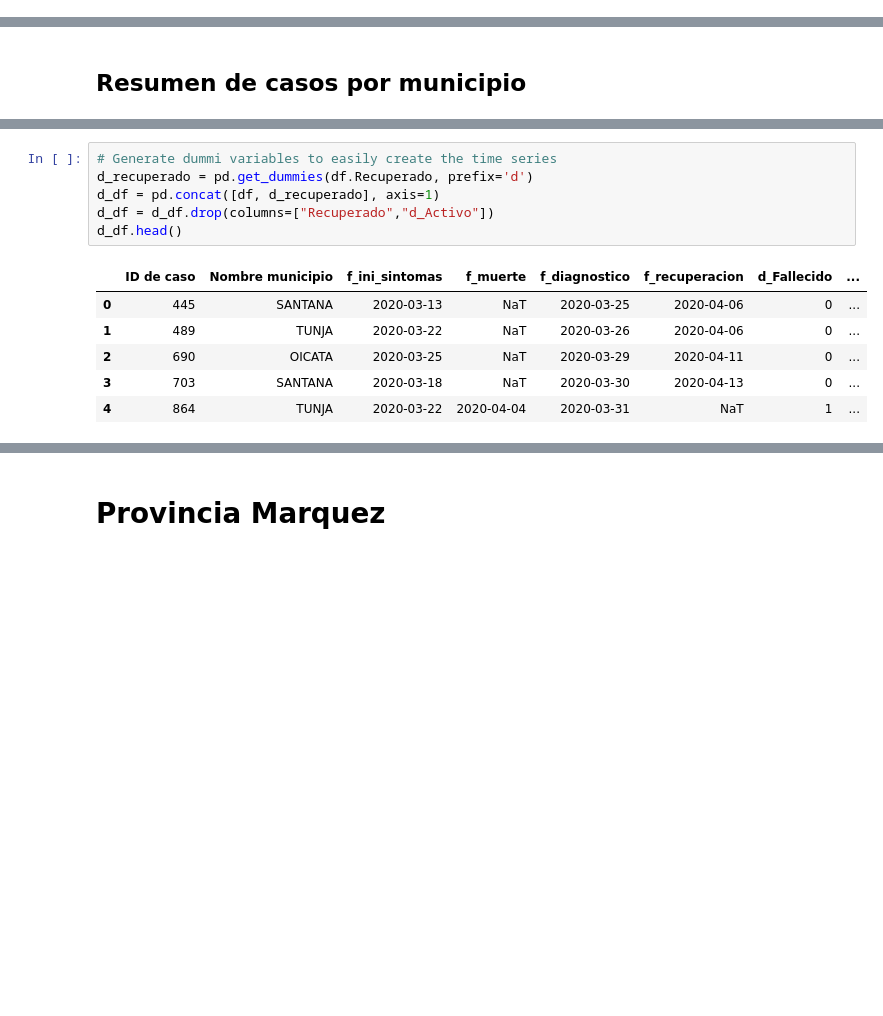
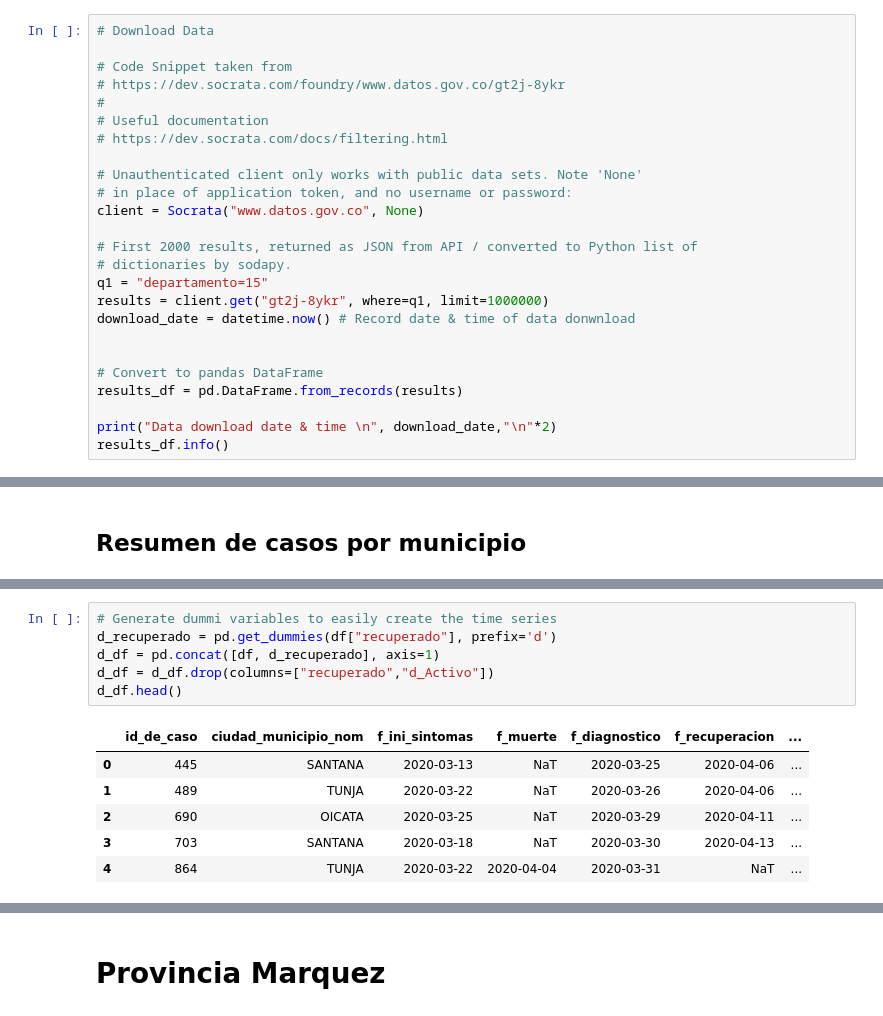
Before and after one commit to JC-AlfonsoR/covid_data_col, a Jupyter notebook: graphics.ipynb, the cells around one changed output, grey strips where cells are left out. Saved outputs shown, nothing was run; the diff lists cells and outputs as text; blank space fills up the shorter version.

```diff
--- a/graphics.ipynb
+++ b/graphics.ipynb
@@ -5,3 +7,28 @@ import pandas as pd
 import matplotlib.pyplot as plt
 import seaborn as sns
 %matplotlib inline
+# %%
+# Download Data
+
+# Code Snippet taken from
+# https://dev.socrata.com/foundry/www.datos.gov.co/gt2j-8ykr
+#
+# Useful documentation
+# https://dev.socrata.com/docs/filtering.html
+
+# Unauthenticated client only works with public data sets. Note 'None'
+# in place of application token, and no username or password:
+client = Socrata("www.datos.gov.co", None)
+
+# First 2000 results, returned as JSON from API / converted to Python list of
+# dictionaries by sodapy.
+q1 = "departamento=15"
+results = client.get("gt2j-8ykr", where=q1, limit=1000000)
+download_date = datetime.now() # Record date & time of data donwnload
+
+
+# Convert to pandas DataFrame
+results_df = pd.DataFrame.from_records(results)
+
+print("Data download date & time \n", download_date,"\n"*2)
+results_df.info()
@@ -116,16 +168,16 @@ resumen.astype(int).head(20)
 # %%
 # Generate dummi variables to easily create the time series
-d_recuperado = pd.get_dummies(df.Recuperado, prefix='d')
+d_recuperado = pd.get_dummies(df["recuperado"], prefix='d')
 d_df = pd.concat([df, d_recuperado], axis=1)
-d_df = d_df.drop(columns=["Recuperado","d_Activo"])
+d_df = d_df.drop(columns=["recuperado","d_Activo"])
 d_df.head()
 # %% [output]
-|  | ID de caso | Nombre municipio | f_ini_sintomas | f_muerte | f_diagnostico | f_recuperacion | d_Fallecido | ... |
-| 0 | 445 | SANTANA | 2020-03-13 | NaT | 2020-03-25 | 2020-04-06 | 0 | ... |
-| 1 | 489 | TUNJA | 2020-03-22 | NaT | 2020-03-26 | 2020-04-06 | 0 | ... |
-| 2 | 690 | OICATA | 2020-03-25 | NaT | 2020-03-29 | 2020-04-11 | 0 | ... |
-| 3 | 703 | SANTANA | 2020-03-18 | NaT | 2020-03-30 | 2020-04-13 | 0 | ... |
-| 4 | 864 | TUNJA | 2020-03-22 | 2020-04-04 | 2020-03-31 | NaT | 1 | ... |
+|  | id_de_caso | ciudad_municipio_nom | f_ini_sintomas | f_muerte | f_diagnostico | f_recuperacion | ... |
+| 0 | 445 | SANTANA | 2020-03-13 | NaT | 2020-03-25 | 2020-04-06 | ... |
+| 1 | 489 | TUNJA | 2020-03-22 | NaT | 2020-03-26 | 2020-04-06 | ... |
+| 2 | 690 | OICATA | 2020-03-25 | NaT | 2020-03-29 | 2020-04-11 | ... |
+| 3 | 703 | SANTANA | 2020-03-18 | NaT | 2020-03-30 | 2020-04-13 | ... |
+| 4 | 864 | TUNJA | 2020-03-22 | 2020-04-04 | 2020-03-31 | NaT | ... |
 # %%
 # Create time series for active, recovered, passaway
 # Each time series requires to be done independently
```
Also changed, not shown: parts of 9 cells of this notebook.
